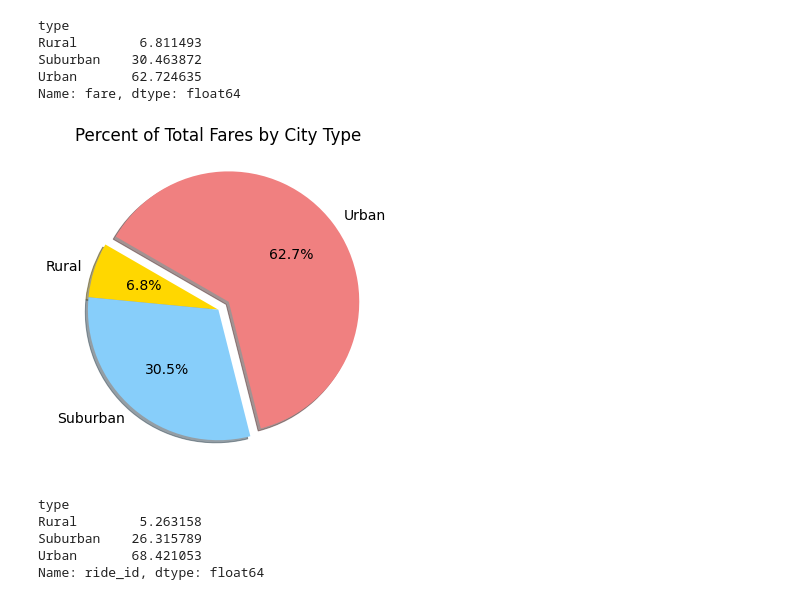
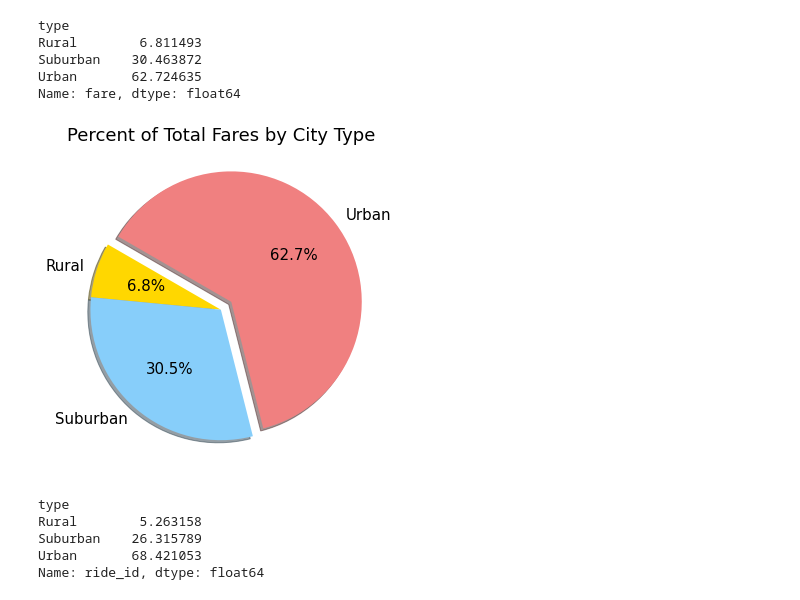
Before and after one commit to Mots94/PyBer_Analysis, a Jupyter notebook: PyBer.ipynb, the cells around one changed output. Drawn from its saved outputs; the diff is of its cells as text; code cells hidden in the pictures.

```diff
--- a/PyBer.ipynb
+++ b/PyBer.ipynb
@@ -683,9 +683,9 @@ plt.show()
 # %% [output]
 [figure]
 # %%
-total_fares_types = pyber_data_df.groupby(['type']).sum()['fare']
+total_fares_by_type = pyber_data_df.groupby(['type']).sum()['fare']
 
-total_fares_types
+total_fares_by_type
 # %% [output]
 type
 Rural        4327.93
@@ -699,7 +699,7 @@ total_fares
 # %% [output]
 63538.64
 # %%
-type_percents = total_fares_types / total_fares * 100
+type_percents = total_fares_by_type / total_fares * 100
 
 type_percents
 # %% [output]
@@ -711,19 +711,19 @@ Name: fare, dtype: float64
 # %%
 import matplotlib as mpl
 
 fig, ax = plt.subplots(figsize=(10, 6))
 ax.pie(type_percents,
     labels=['Rural', 'Suburban', 'Urban',],
     colors=['gold', 'lightskyblue', 'lightcoral'],
     explode=[0, 0, 0.1],
     autopct='%1.1f%%',
     shadow=True,
     startangle=150)
 ax.set_title('Percent of Total Fares by City Type')
-mpl.rcParams['font.size'] = 17
+mpl.rcParams['font.size'] = 15
 plt.show()
 # %% [output]
-[figure, old version]
+[figure, new version]
 # %%
 prcnt_rides_by_type = pyber_data_df.groupby(['type']).count()['ride_id'] / pyber_data_df['ride_id'].count() * 100
 
```
Also changed, not shown: parts of 8 cells of this notebook.
